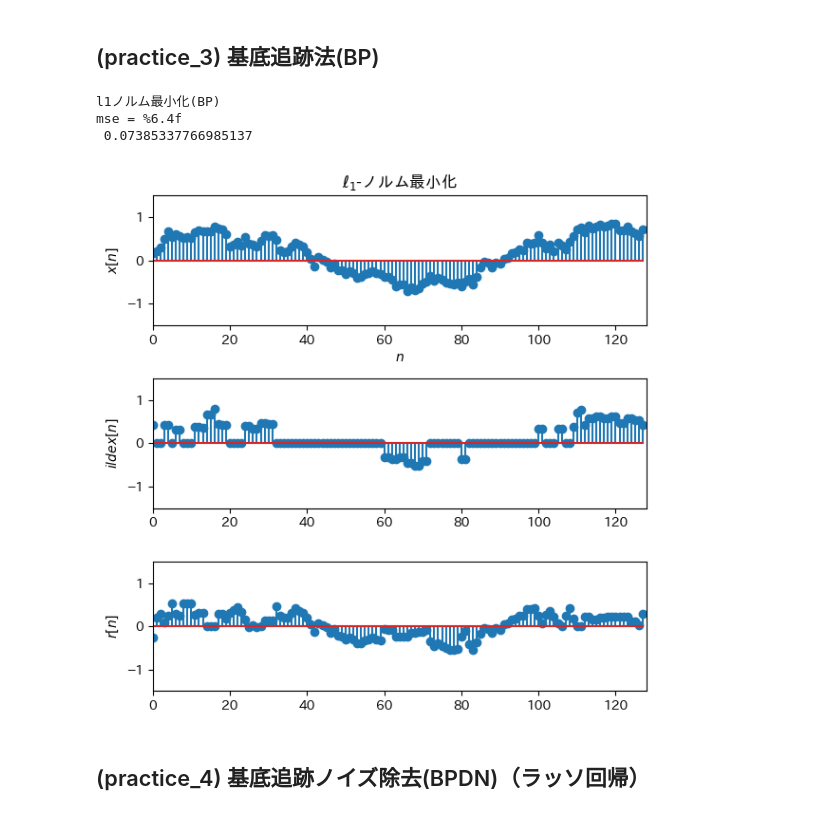
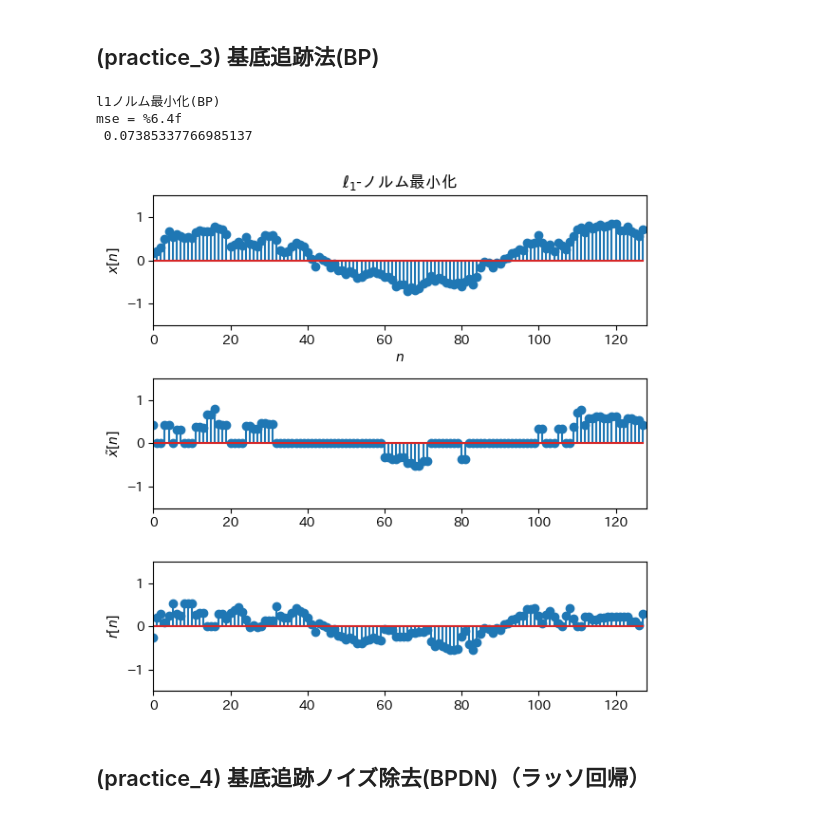
Before and after one commit to msiplab/AtipWork, a Jupyter notebook: python/sample_practice.ipynb, the cells around one changed output. Cells and saved outputs as stored; diff of their text form; code cells hidden in the pictures.

```diff
--- a/python/sample_practice.ipynb
+++ b/python/sample_practice.ipynb
@@ -203,35 +224,35 @@ z  = linprog(f, A_eq=np.hstack([D, -D]), b_eq=x, bounds=[(0, np.inf)] * (2 * M))
 y  = z.x[:M] - z.x[M:]
 
 # 非線形近似
 y = y.ravel()
 ix = np.argsort(np.abs(y))[::-1]
 y[ix[K:]] = 0
 
 # 評価
 # 近似結果
 tx = D @ y
 plt.subplot(3,1,2)
 plt.stem(tx)
 plt.axis([0, N, -1.5, 1.5])
-plt.ylabel('$\tilde{x}[n]$')
+plt.ylabel('$\\tilde{x}[n]$')
 
 # 近似誤差
 r = x - tx
 plt.subplot(3,1,3)
 plt.stem(r)
 plt.axis([0, N, -1.5, 1.5])
 plt.ylabel('$r[n]$')
 
 plt.tight_layout()
 
 print('l1ノルム最小化(BP)')
 mse_l1_norm = mse(x, tx)
 print('mse = %6.4f\n',mse_l1_norm)
 # %% [output]
 l1ノルム最小化(BP)
 mse = %6.4f
  0.07385337766985137
-[figure, old version]
+[figure, new version]
 # %% [markdown]
 ## (practice_4) 基底追跡ノイズ除去(BPDN)（ラッソ回帰）
 # %%
```
Also changed, not shown: parts of 7 cells of this notebook.
